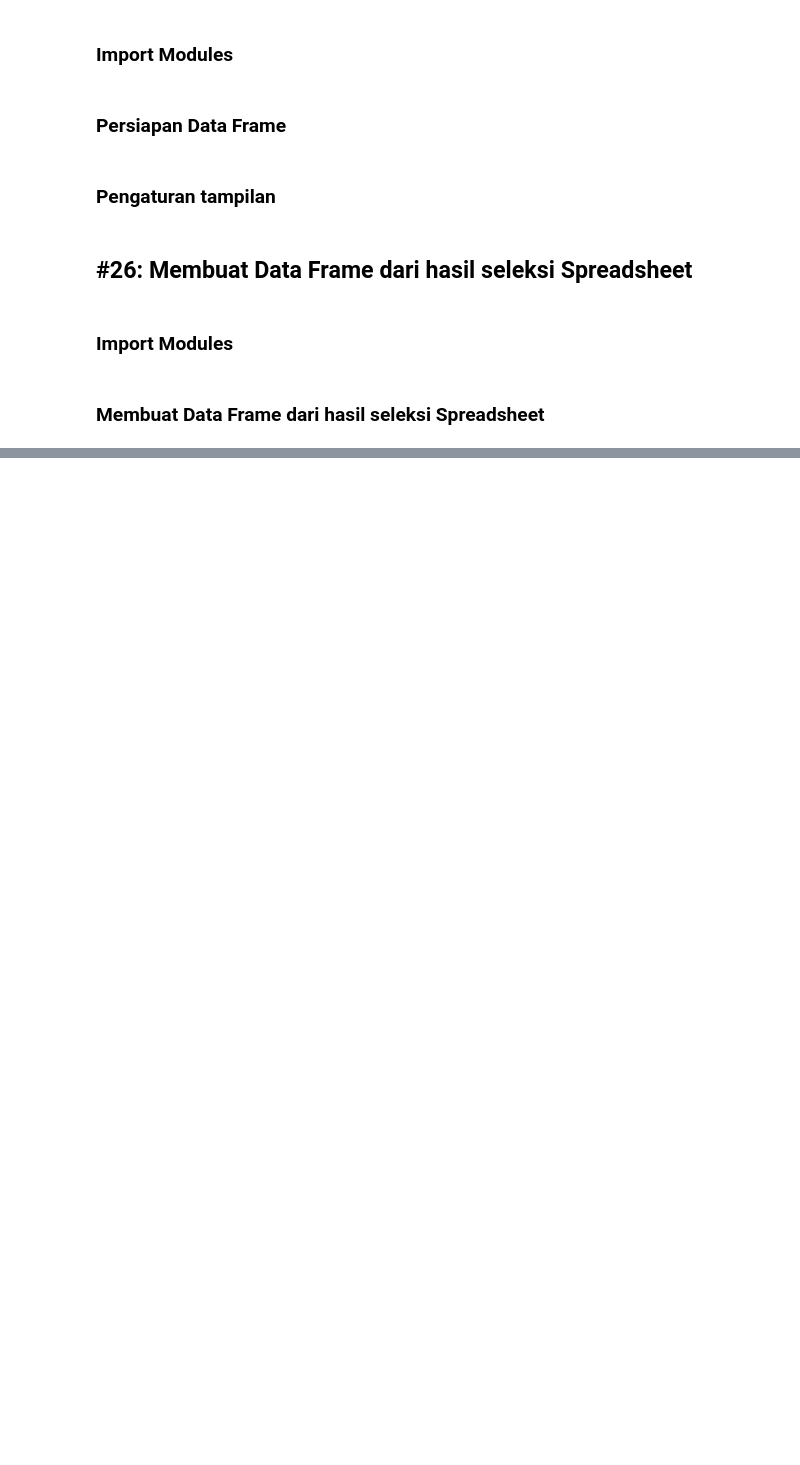
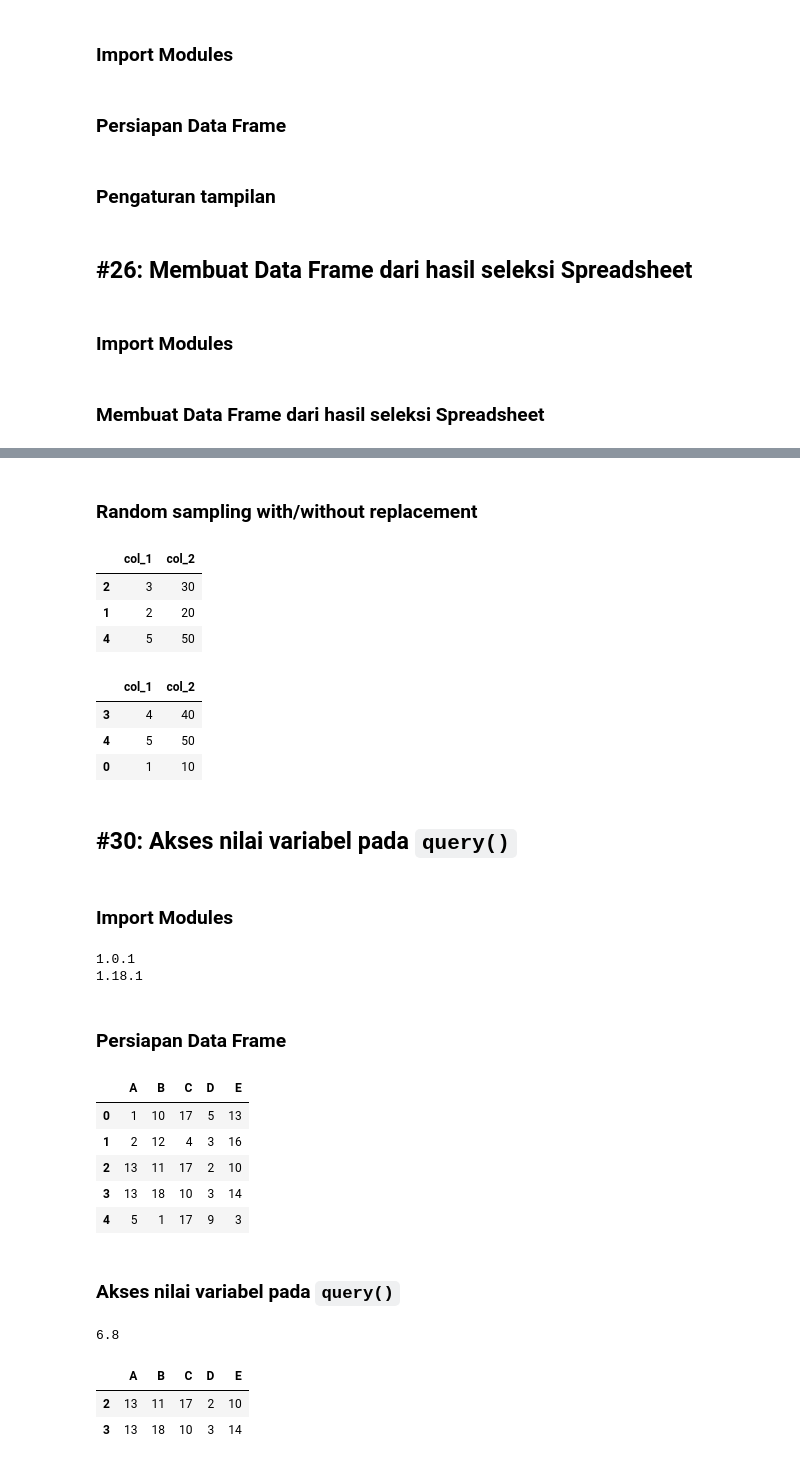
Before and after one commit to boedybios/pandas_tricks, a Jupyter notebook: pandas_tricks.ipynb, the cells around one changed output, grey strips where cells are left out. Saved outputs shown, nothing was run; the diff lists cells and outputs as text; code cells hidden in the pictures; blank space fills up the shorter version.

```diff
--- a/pandas_tricks.ipynb
+++ b/pandas_tricks.ipynb
@@ -803,0 +949,59 @@ df
+# %% [markdown]
+### Random sampling with/without replacement
+# %%
+df.sample(n=3, replace=False, random_state=1)
+# %% [output]
+|  | col_1 | col_2 |
+| 2 | 3 | 30 |
+| 1 | 2 | 20 |
+| 4 | 5 | 50 |
+# %%
+df.sample(n=3, replace=True, random_state=1)
+# %% [output]
+|  | col_1 | col_2 |
+| 3 | 4 | 40 |
+| 4 | 5 | 50 |
+| 0 | 1 | 10 |
+# %% [markdown]
+## \#30: Akses nilai variabel pada `query()`
+# %% [markdown]
+### Import Modules
+# %%
+import pandas as pd
+import numpy as np
+
+print(pd.__version__)
+print(np.__version__)
+# %% [output]
+1.0.1
+1.18.1
+# %% [markdown]
+### Persiapan Data Frame
+# %%
+n_rows = 5
+n_cols = 5
+cols = tuple('ABCDE')
+
+df = pd.DataFrame(np.random.randint(1, 20, size=(n_rows, n_cols)),
+                  columns=cols)
+df
+# %% [output]
+|  | A | B | C | D | E |
+| 0 | 1 | 10 | 17 | 5 | 13 |
+| 1 | 2 | 12 | 4 | 3 | 16 |
+| 2 | 13 | 11 | 17 | 2 | 10 |
+| 3 | 13 | 18 | 10 | 3 | 14 |
+| 4 | 5 | 1 | 17 | 9 | 3 |
+# %% [markdown]
+### Akses nilai variabel pada `query()`
+# %%
+rerata = df['A'].mean()
+rerata
+# %% [output]
+6.8
+# %%
+df.query('A > @rerata')
+# %% [output]
+|  | A | B | C | D | E |
+| 2 | 13 | 11 | 17 | 2 | 10 |
+| 3 | 13 | 18 | 10 | 3 | 14 |
```
Also changed, not shown: parts of 26 cells of this notebook.
